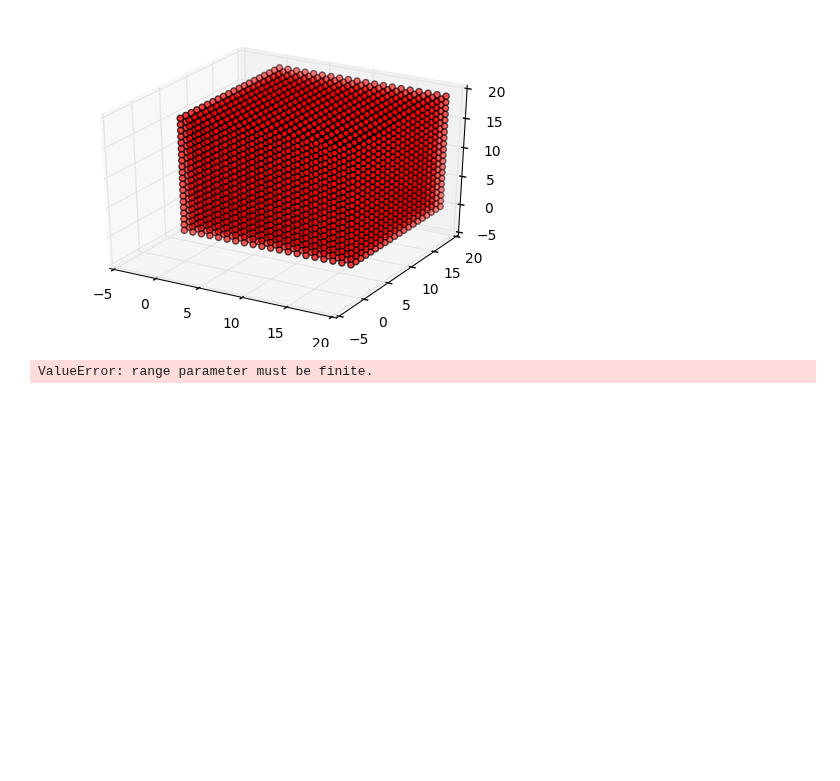
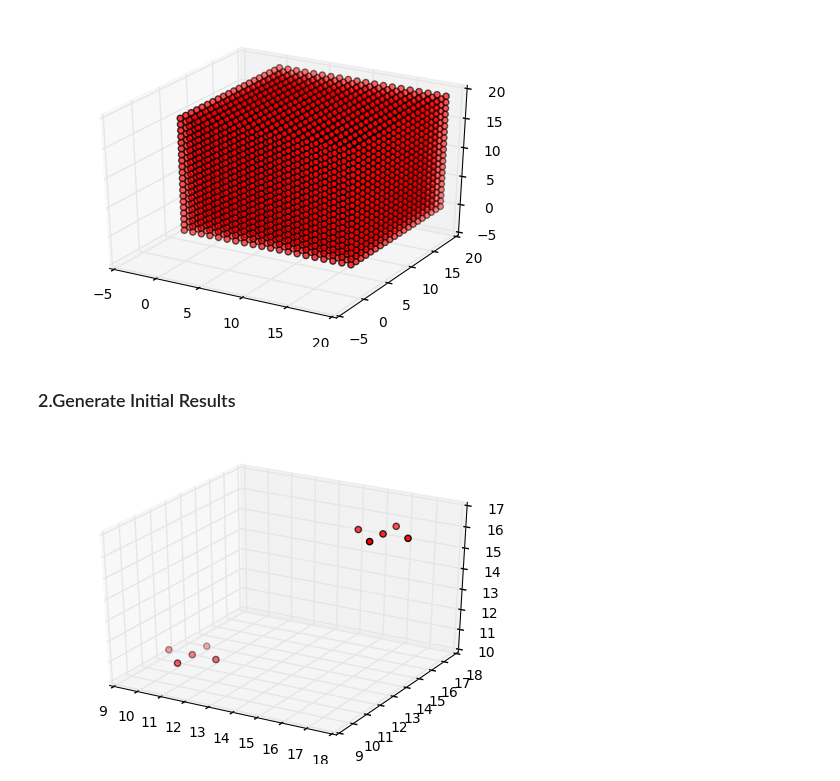
Before and after one commit to NeuroDataDesign/pan-synapse, a Jupyter notebook: background/PLOS_Algorithms.md.ipynb, the cells around one changed output. Saved outputs shown, nothing was run; the diff lists cells and outputs as text; code cells hidden in the pictures; blank space fills up the shorter version.

```diff
--- a/background/PLOS_Algorithms.md.ipynb
+++ b/background/PLOS_Algorithms.md.ipynb
@@ -124,6 +123,15 @@ import plosLib as pLib
 import connectLib as cLib
 # %%
 twoClusterResults = pLib.pipeline(twoClusterDat)
-a = cLib.otsuVox(twoClusterResults)
+bianTwoClusterResults = cLib.otsuVox(twoClusterResults)
-# %% [output]
-ValueError: range parameter must be finite.
+# %% [markdown]
+### 2.Generate Initial Results
+# %%
+#The binary two cluster results
+fig = plt.figure()
+ax = fig.add_subplot(111, projection='3d')
+z, y, x = bianTwoClusterResults.nonzero()
+ax.scatter(x, y, z, zdir='z', c='r')
+plt.show()
+# %% [output]
+[figure, added]
```
Also changed, not shown: parts of 5 cells of this notebook.
